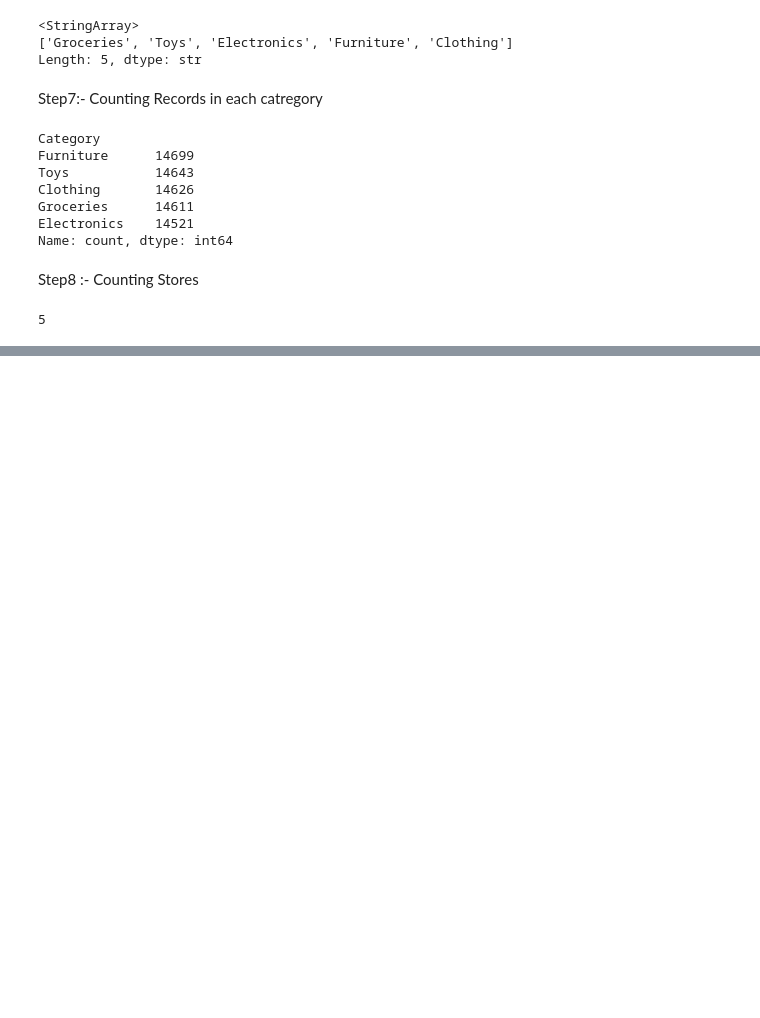
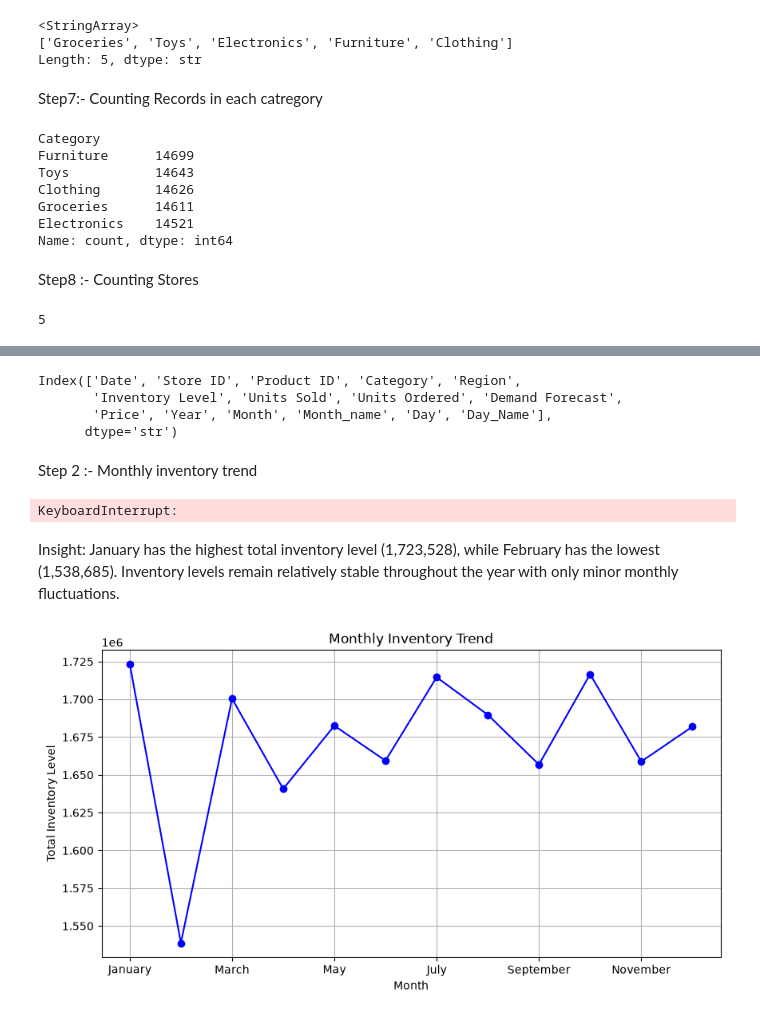
Before and after one commit to sabaadeeb4225-create/Supply-Chain-Demand-Forecasting, a Jupyter notebook: notebooks/eda.ipynb, the cells around one changed output, grey strips where cells are left out. Saved outputs shown, nothing was run; the diff lists cells and outputs as text; code cells hidden in the pictures; blank space fills up the shorter version.

```diff
--- a/notebooks/eda.ipynb
+++ b/notebooks/eda.ipynb
@@ -106,0 +157,17 @@ df["Store ID"].nunique()
+# %%
+df.columns
+# %% [output]
+Index(['Date', 'Store ID', 'Product ID', 'Category', 'Region',
+       'Inventory Level', 'Units Sold', 'Units Ordered', 'Demand Forecast',
+       'Price', 'Year', 'Month', 'Month_name', 'Day', 'Day_Name'],
+      dtype='str')
+# %% [markdown]
+Step 2 :- Monthly inventory trend
+# %%
+monthly_inventory = df.groupby("Month_name")["Inventory Level"].sum()
+
+monthly_inventory
+# %% [output]
+KeyboardInterrupt:
+# %% [markdown]
+Insight: January has the highest total inventory level (1,723,528), while February has the lowest (1,538,685). Inventory levels remain relatively stable throughout the year with only minor monthly fluctuations.
@@ -106,0 +176,17 @@ df["Store ID"].nunique()
+# %%
+plt.figure(figsize=(10,5))
+
+monthly_inventory.plot(
+    kind="line",
+    marker="o",
+    color="blue"
+)
+
+plt.title("Monthly Inventory Trend")
+plt.xlabel("Month")
+plt.ylabel("Total Inventory Level")
+plt.grid(True)
+
+plt.show()
+# %% [output]
+[figure, added]
```
Also changed, not shown: parts of 15 cells of this notebook.
